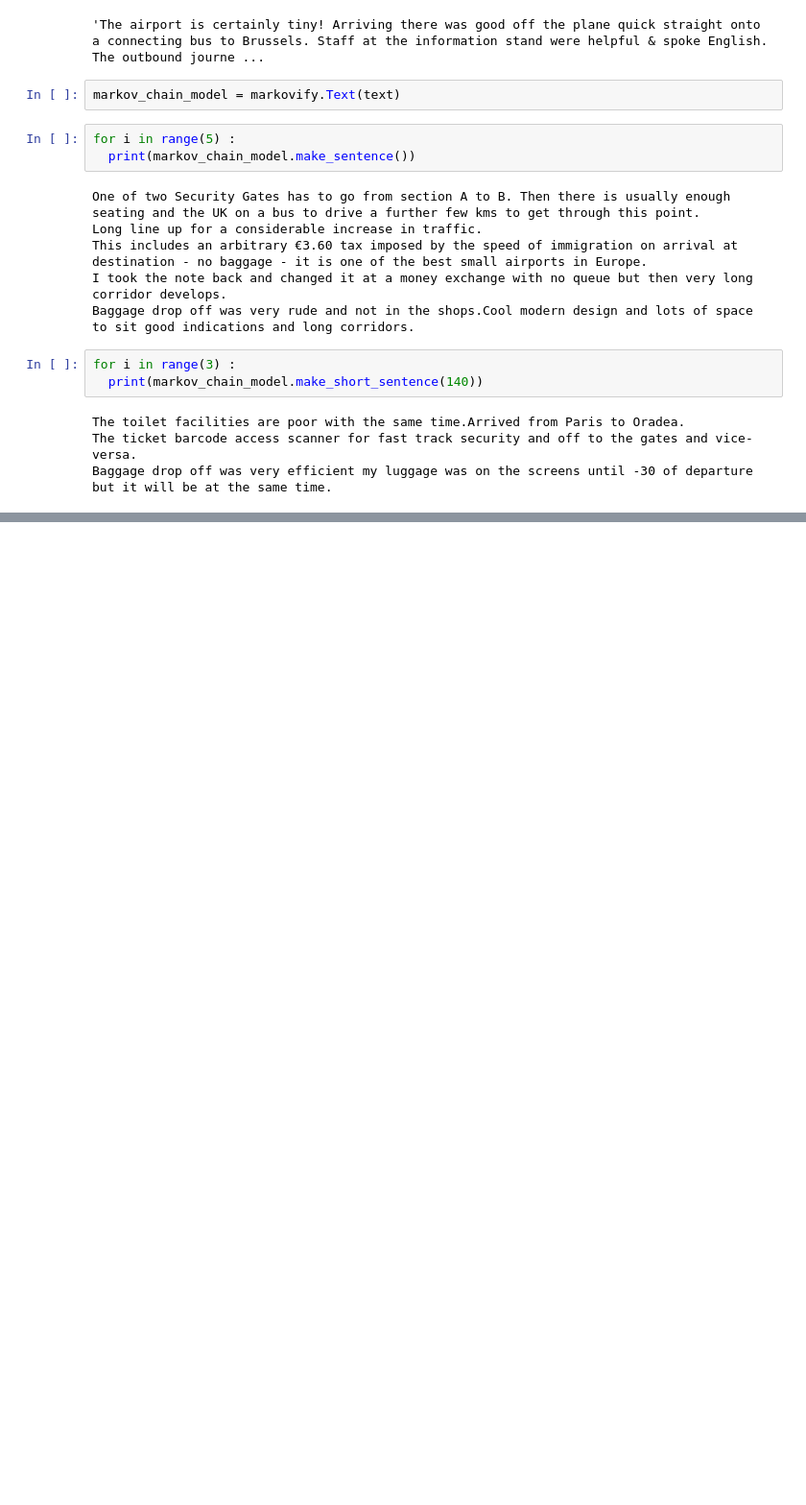
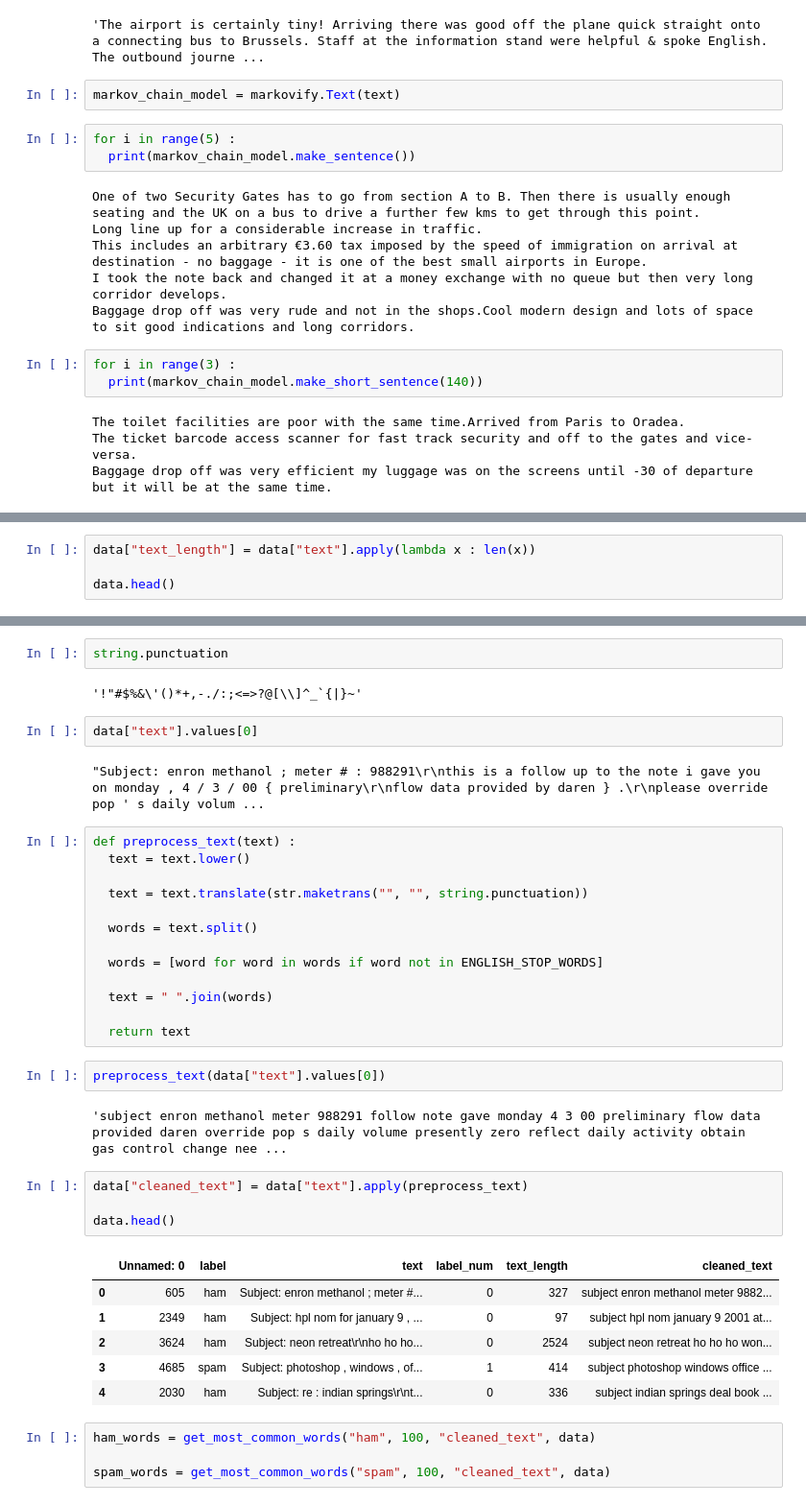
Before and after one commit to umranij/Cyber_security_AIML_Training_june2024, a Jupyter notebook: cybersecurity.ipynb, the cells around one changed output, grey strips where cells are left out. Shown at 96% size. Cells and saved outputs as stored; diff of their text form; blank space fills up the shorter version.

```diff
--- a/cybersecurity.ipynb
+++ b/cybersecurity.ipynb
@@ -399,0 +514,4 @@ Baggage drop off was very efficient my luggage was on the screens until -30 of d
+# %%
+data["text_length"] = data["text"].apply(lambda x : len(x))
+
+data.head()
@@ -399,0 +556,40 @@ Baggage drop off was very efficient my luggage was on the screens until -30 of d
+# %%
+string.punctuation
+# %% [output]
+'!"#$%&\'()*+,-./:;<=>?@[\\]^_`{|}~'
+# %%
+data["text"].values[0]
+# %% [output]
+"Subject: enron methanol ; meter # : 988291\r\nthis is a follow up to the note i gave you on monday , 4 / 3 / 00 { preliminary\r\nflow data provided by daren } .\r\nplease override pop ' s daily volum ...
+# %%
+def preprocess_text(text) :
+  text = text.lower()
+
+  text = text.translate(str.maketrans("", "", string.punctuation))
+
+  words = text.split()
+
+  words = [word for word in words if word not in ENGLISH_STOP_WORDS]
+
+  text = " ".join(words)
+
+  return text
+# %%
+preprocess_text(data["text"].values[0])
+# %% [output]
+'subject enron methanol meter 988291 follow note gave monday 4 3 00 preliminary flow data provided daren override pop s daily volume presently zero reflect daily activity obtain gas control change nee ...
+# %%
+data["cleaned_text"] = data["text"].apply(preprocess_text)
+
+data.head()
+# %% [output]
+|  | Unnamed: 0 | label | text | label_num | text_length | cleaned_text |
+| 0 | 605 | ham | Subject: enron methanol ; meter #... | 0 | 327 | subject enron methanol meter 9882... |
+| 1 | 2349 | ham | Subject: hpl nom for january 9 , ... | 0 | 97 | subject hpl nom january 9 2001 at... |
+| 2 | 3624 | ham | Subject: neon retreat\r\nho ho ho... | 0 | 2524 | subject neon retreat ho ho ho won... |
+| 3 | 4685 | spam | Subject: photoshop , windows , of... | 1 | 414 | subject photoshop windows office ... |
+| 4 | 2030 | ham | Subject: re : indian springs\r\nt... | 0 | 336 | subject indian springs deal book ... |
+# %%
+ham_words = get_most_common_words("ham", 100, "cleaned_text", data)
+
+spam_words = get_most_common_words("spam", 100, "cleaned_text", data)
```
Also changed, not shown: parts of 18 cells of this notebook.
